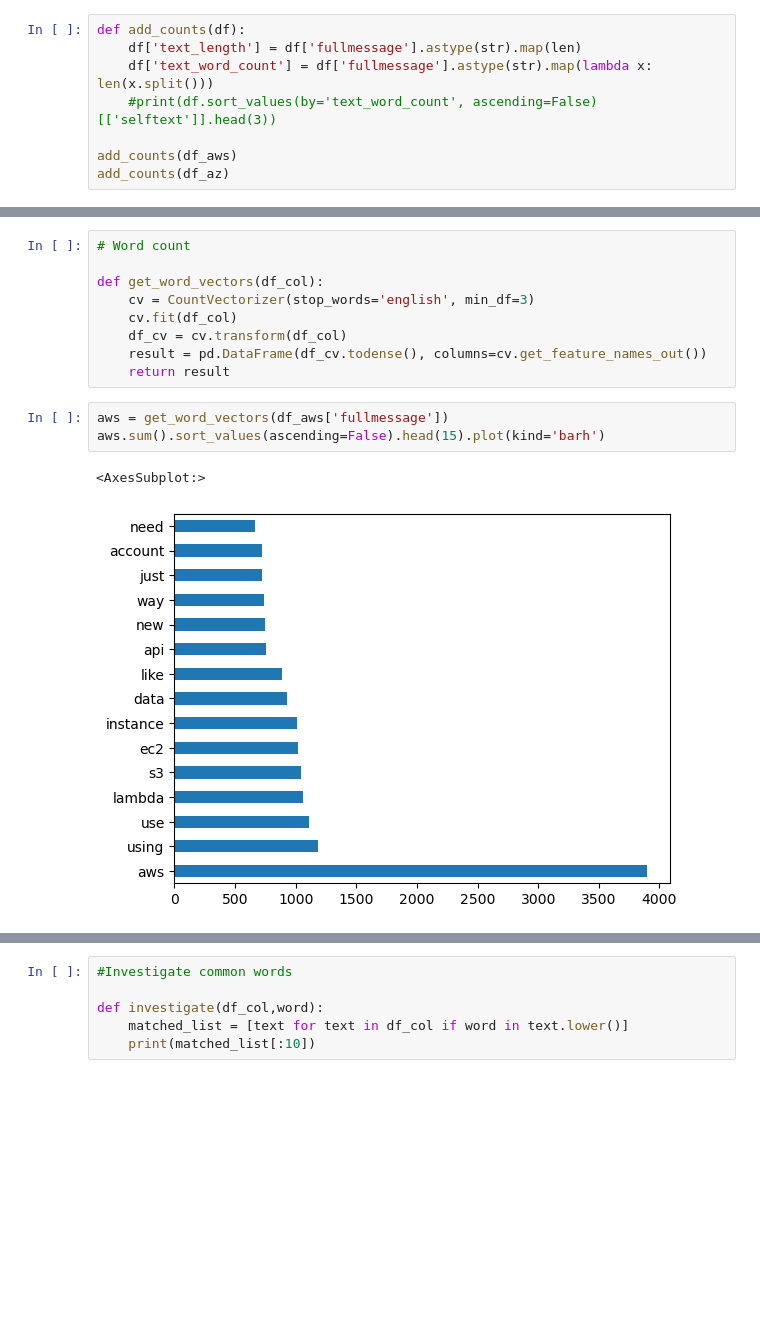
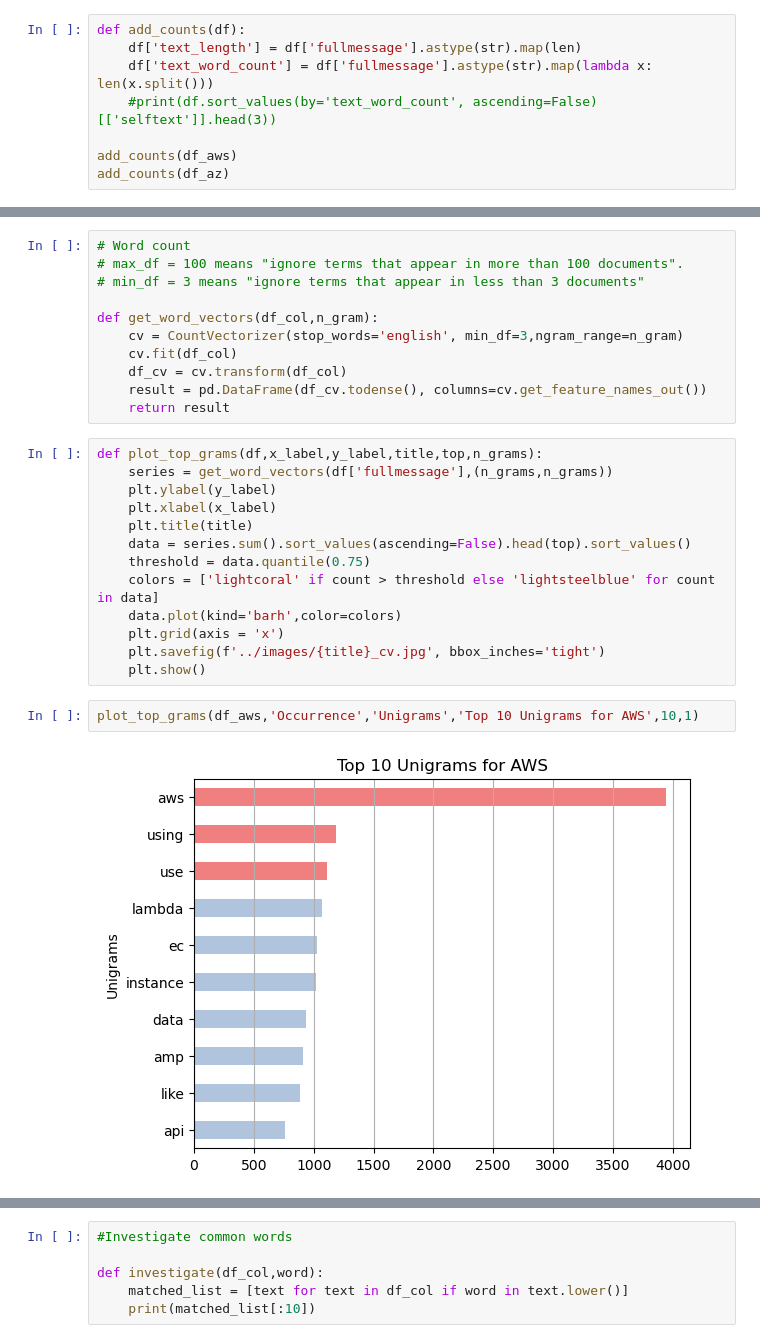
Before and after one commit to chengtng/project_3, a Jupyter notebook: code/nlp_eda.ipynb, the cells around one changed output, grey strips where cells are left out. Drawn from its saved outputs; the diff is of its cells as text; blank space fills up the shorter version.

```diff
--- a/code/nlp_eda.ipynb
+++ b/code/nlp_eda.ipynb
@@ -314,15 +341,28 @@ df_az.shape
 # %%
 # Word count
+# max_df = 100 means "ignore terms that appear in more than 100 documents".
+# min_df = 3 means "ignore terms that appear in less than 3 documents"
 
-def get_word_vectors(df_col):
-    cv = CountVectorizer(stop_words='english', min_df=3)
+def get_word_vectors(df_col,n_gram):
+    cv = CountVectorizer(stop_words='english', min_df=3,ngram_range=n_gram)
     cv.fit(df_col)
     df_cv = cv.transform(df_col)
     result = pd.DataFrame(df_cv.todense(), columns=cv.get_feature_names_out())
     return result
+# %%
+def plot_top_grams(df,x_label,y_label,title,top,n_grams):
+    series = get_word_vectors(df['fullmessage'],(n_grams,n_grams))
+    plt.ylabel(y_label)
+    plt.xlabel(x_label)
+    plt.title(title)
+    data = series.sum().sort_values(ascending=False).head(top).sort_values()
+    threshold = data.quantile(0.75)
+    colors = ['lightcoral' if count > threshold else 'lightsteelblue' for count in data]
+    data.plot(kind='barh',color=colors)
+    plt.grid(axis = 'x')
+    plt.savefig(f'../images/{title}_cv.jpg', bbox_inches='tight')
+    plt.show()
 # %%
-aws = get_word_vectors(df_aws['fullmessage'])
-aws.sum().sort_values(ascending=False).head(15).plot(kind='barh')
+plot_top_grams(df_aws,'Occurrence','Unigrams','Top 10 Unigrams for AWS',10,1)
 # %% [output]
-<AxesSubplot:>
-[figure, old version]
+[figure, new version]
```
Also changed, not shown: parts of 55 cells of this notebook, 34 other files.
